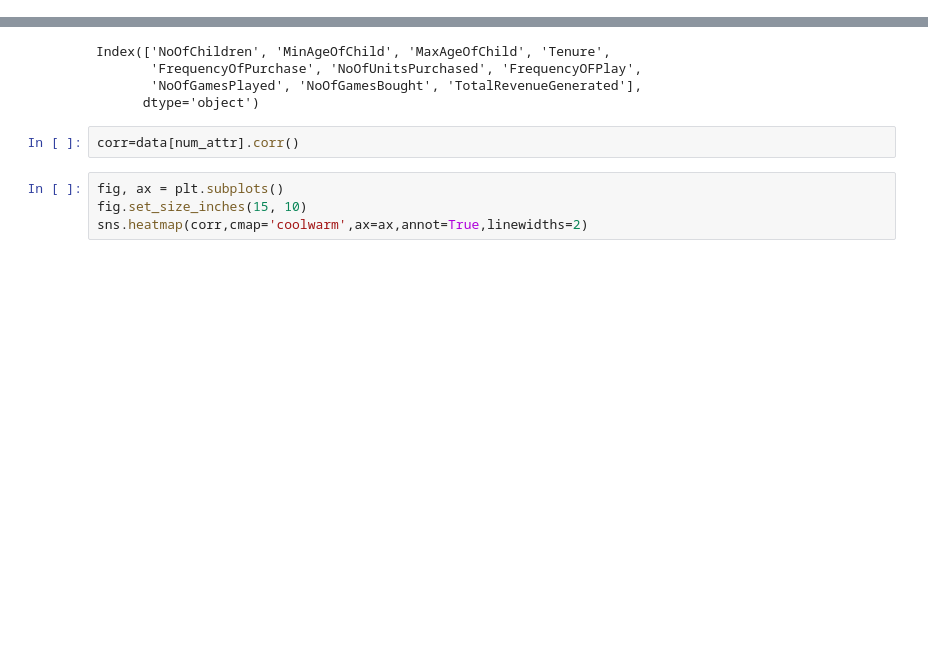
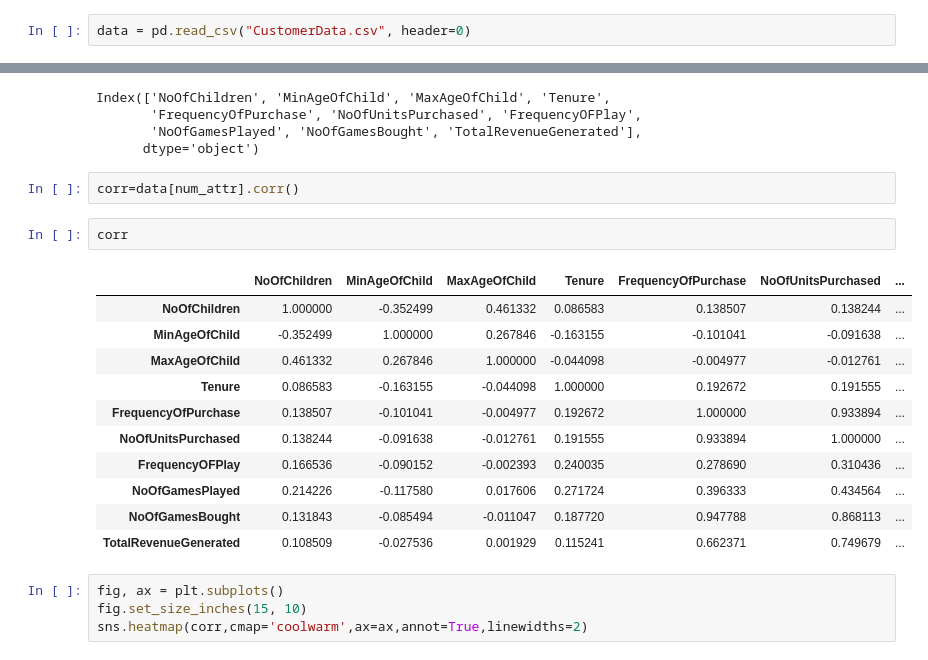
Before and after one commit to SamyaMaiti2012/insofe, a Jupyter notebook: day18/20190203_Batch56_CSE7305c_Lab04_KNN/KNN_Regression&Classification_Studentscopy.ipynb, the cells around one changed output, grey strips where cells are left out. Cells and saved outputs as stored; diff of their text form; blank space fills up the shorter version.

```diff
--- a/day18/20190203_Batch56_CSE7305c_Lab04_KNN/KNN_Regression&Classification_Studentscopy.ipynb
+++ b/day18/20190203_Batch56_CSE7305c_Lab04_KNN/KNN_Regression&Classification_Studentscopy.ipynb
@@ -76,0 +72,2 @@ pandas.core.frame.DataFrame
+# %%
+data = pd.read_csv("CustomerData.csv", header=0)
@@ -316,6 +347,20 @@ Index(['NoOfChildren', 'MinAgeOfChild', 'MaxAgeOfChild', 'Tenure',
       dtype='object')
 # %%
 corr=data[num_attr].corr()
+# %%
+corr
+# %% [output]
+|  | NoOfChildren | MinAgeOfChild | MaxAgeOfChild | Tenure | FrequencyOfPurchase | NoOfUnitsPurchased | ... |
+| NoOfChildren | 1.000000 | -0.352499 | 0.461332 | 0.086583 | 0.138507 | 0.138244 | ... |
+| MinAgeOfChild | -0.352499 | 1.000000 | 0.267846 | -0.163155 | -0.101041 | -0.091638 | ... |
+| MaxAgeOfChild | 0.461332 | 0.267846 | 1.000000 | -0.044098 | -0.004977 | -0.012761 | ... |
+| Tenure | 0.086583 | -0.163155 | -0.044098 | 1.000000 | 0.192672 | 0.191555 | ... |
+| FrequencyOfPurchase | 0.138507 | -0.101041 | -0.004977 | 0.192672 | 1.000000 | 0.933894 | ... |
+| NoOfUnitsPurchased | 0.138244 | -0.091638 | -0.012761 | 0.191555 | 0.933894 | 1.000000 | ... |
+| FrequencyOFPlay | 0.166536 | -0.090152 | -0.002393 | 0.240035 | 0.278690 | 0.310436 | ... |
+| NoOfGamesPlayed | 0.214226 | -0.117580 | 0.017606 | 0.271724 | 0.396333 | 0.434564 | ... |
+| NoOfGamesBought | 0.131843 | -0.085494 | -0.011047 | 0.187720 | 0.947788 | 0.868113 | ... |
+| TotalRevenueGenerated | 0.108509 | -0.027536 | 0.001929 | 0.115241 | 0.662371 | 0.749679 | ... |
 # %%
 fig, ax = plt.subplots()
 fig.set_size_inches(15, 10)
```
Also changed, not shown: parts of 42 cells of this notebook, 1 other file.
